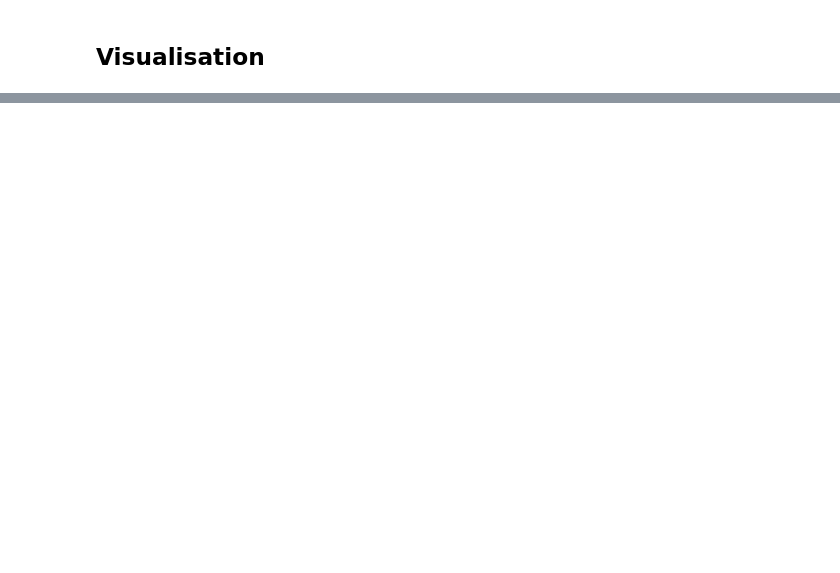
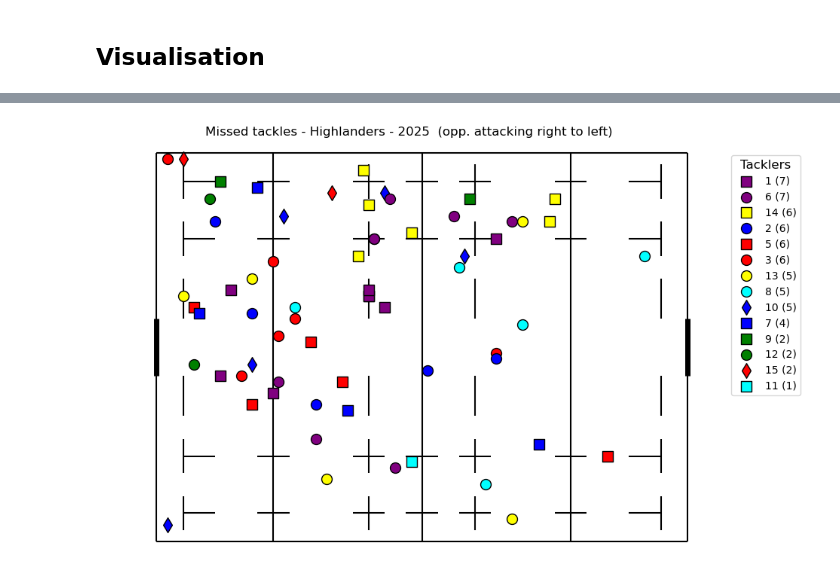
Before and after one commit to SystemsResearch/tackling, a Jupyter notebook: Exploration.ipynb, the cells around one changed output, grey strips where cells are left out. Drawn from its saved outputs; the diff is of its cells as text; code cells hidden in the pictures; blank space fills up the shorter version.

```diff
--- a/Exploration.ipynb
+++ b/Exploration.ipynb
@@ -487,3 +505,72 @@ plt.show()
+# %%
+import itertools
+
+plot=plt.figure(figsize=(12, 7))
+ax=plot.add_subplot()
+
+# Generate the pitch background
+x = field()
+x.union_pitch(poles=True, pitch_color='white', line_color='black')
+
+# Define a list of colors and markers for combinations
+colors = ['blue', 'red', 'green', 'purple', 'yellow', 'cyan']
+markers = ['o', 's', 'd', '^', 'v', '<', '>']
+
+# Generate all combinations of colors and markers
+color_marker_combinations = list(itertools.product(markers, colors))
+
+# Generate a unique color-marker combination for each 'Kicking player'
+players = df_viz['Tackler position'].unique()
+styles = {
+    player: {'color': color_marker_combinations[i % len(color_marker_combinations)][1],
+             'marker': color_marker_combinations[i % len(color_marker_combinations)][0]}
+    for i, player in enumerate(players)
+}
+
+# Count the frequency of each tackler
+player_counts = df_viz[df_viz['Tackle outcome']=='Missed']['Tackler position'].value_counts()
+
+# Sort players by frequency (descending)
+sorted_players = player_counts.index
+
+# Plot kicks and store scatter handles for legend
+scatter_handles = {}
+for _, row in df_viz.iterrows():
+    if row['Tackle outcome']!='Missed':
+        continue
+    style = styles.get(row['Tackler position'], {'color': 'white', 'marker': 'o'})  # Default style
+    scatter = ax.scatter(row['x_start'], row['y_start'], color=style['color'], marker=style['marker'], s=100, edgecolors='black', zorder=2)
+    if row['Tackler position'] not in scatter_handles:
+        scatter_handles[row['Tackler position']] = scatter
+
+# Create legend in the order of break_styles
+legend_handles = [scatter_handles[player] for player in sorted_players if player in scatter_handles]
+legend_labels = [f'{player} ({player_counts[player]})' for player in sorted_players if player in scatter_handles]
+
+# Plot the legend
+plt.legend(legend_handles, legend_labels, bbox_to_anchor=(1.02, 0.98), loc='upper left', title='Tacklers', fontsize=10, title_fontsize=12)
+
+
+# Remove axis labels and ticks
+ax.set_xticks([])
+ax.set_yticks([])
+ax.set_frame_on(False)
+
+# Set limits
+ax.set_xlim(-10, 105)
+ax.set_ylim(-1, 70)
+
+# Figure title
+ax.set_title(f"Missed tackles - {viz_team} - {viz_season}  (opp. attacking right to left)")
+
+# Adjust subplot to give more space on the right side for the legend
+plt.subplots_adjust(right=0.8)  # Adjust the right margin to fit the legend
+
+# Show and save plot
+plt.savefig(f"./figures/{viz_team} - Defence - {viz_season} - Missed Tackle Map (by positions).png", bbox_inches='tight')
+plt.show()
+# %% [output]
+[figure, added]
 # %%
 import itertools
 
```
Also changed, not shown: parts of 12 cells of this notebook, 9 other files.
